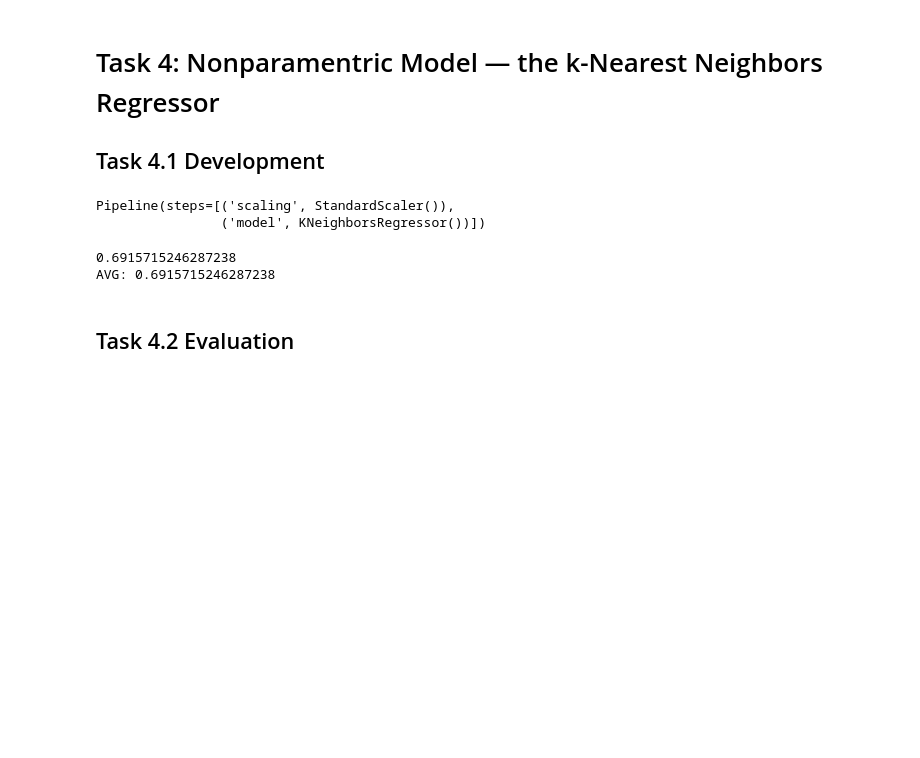
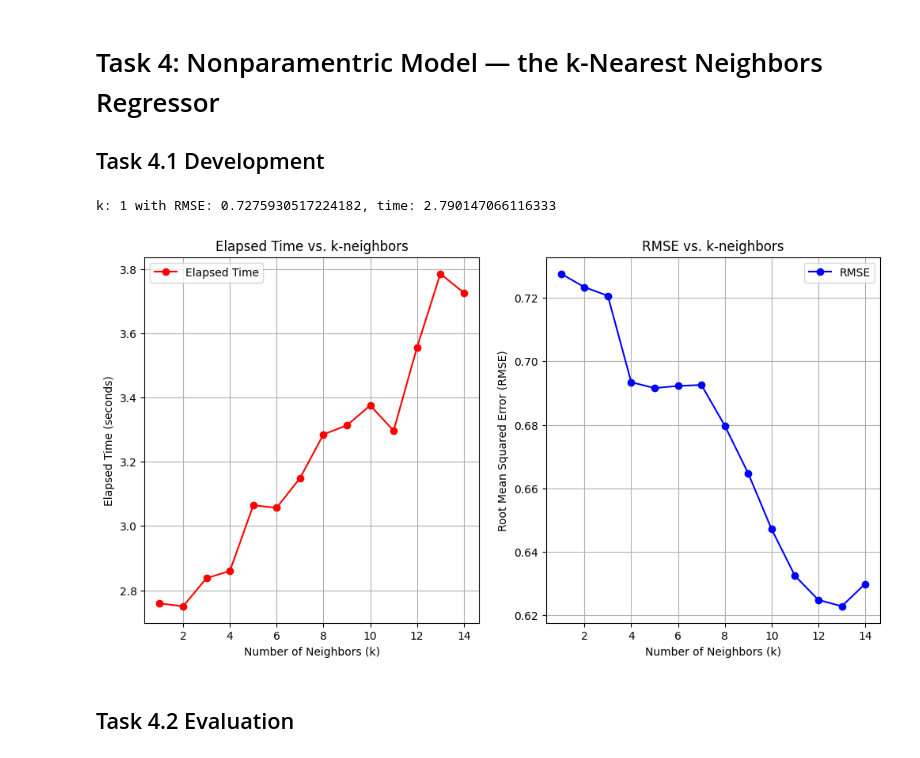
Before and after one commit to AgnJed/ML_the_3-body_problem, a Jupyter notebook: machine-learning-nova-1.ipynb, the cells around one changed output. Cells and saved outputs as stored; diff of their text form; code cells hidden in the pictures; blank space fills up the shorter version.

Commit message:
knn analytics and plots

```diff
--- a/machine-learning-nova-1.ipynb
+++ b/machine-learning-nova-1.ipynb
@@ -376,32 +370,60 @@ print("Validation MSE:", train_error)
 from sklearn.preprocessing import StandardScaler
 from sklearn.pipeline import Pipeline
 from sklearn.neighbors import KNeighborsRegressor
-from sklearn.metrics import mean_squared_error
-
-modelKnn = KNeighborsRegressor()
-
-pipe = Pipeline(
-    [
-            ('scaling', StandardScaler()),
-            ("model", modelKnn)
-    ])
-pipe
+from sklearn.metrics import root_mean_squared_error
+import time
-# %% [output]
-Pipeline(steps=[('scaling', StandardScaler()),
-                ('model', KNeighborsRegressor())])
-# %%
-
-pipe.fit(input_train, output_train)
-y_hat = pipe.predict(input_validation)
-rmse = mean_squared_error(output_validation, y_hat)
-
-print(rmse)
-print("AVG:", rmse)
-
-#def validate_knn_regression(X_train, y_train, X_val, y_val, k=range(1,15)):
-# %% [output]
-0.6915715246287238
-AVG: 0.6915715246287238
+# %%
+analytics = []
+def validate_knn_regression(X_train, y_train, X_val, y_val, k=range(1,15)):
+    for n_neighbors in k:
+        pipe = Pipeline(
+            [
+                    ('scaling', StandardScaler()),
+                    ("model", KNeighborsRegressor(n_neighbors=n_neighbors))
+            ])
+        start_time = time.time()
+
+        pipe.fit(X_train, y_train)
+        y_hat = pipe.predict(X_val)
+        elapsed_time = time.time() - start_time
+        rmse = root_mean_squared_error(y_hat, y_val)
+
+        print(f'k: {n_neighbors} with RMSE: {rmse}, time: {elapsed_time}')
+        analytics.append([n_neighbors, rmse, elapsed_time])
+
+validate_knn_regression(input_train, output_train, input_validation, output_validation, k=range(1,15))
+# %% [output]
+k: 1 with RMSE: 0.7275930517224182, time: 2.790147066116333
+# %%
+# Extract data for plotting
+k_values = [item[0] for item in analytics]
+rmse_values = [item[1] for item in analytics]
+time_values = [item[2] for item in analytics]
+
+# Create a figure with subplots
+plt.figure(figsize=(12, 6))
+
+# Plot elapsed time vs. k-neighbors
+plt.subplot(1, 2, 1)
+plt.plot(k_values, time_values, marker='o', linestyle='-', color='r', label='Elapsed Time')
+plt.title('Elapsed Time vs. k-neighbors')
+plt.xlabel('Number of Neighbors (k)')
+plt.ylabel('Elapsed Time (seconds)')
+plt.grid(True)
+plt.legend()
+
+# Plot RMSE vs. k-neighbors
+plt.subplot(1, 2, 2)
+plt.plot(k_values, rmse_values, marker='o', linestyle='-', color='b', label='RMSE')
+plt.title('RMSE vs. k-neighbors')
+plt.xlabel('Number of Neighbors (k)')
+plt.ylabel('Root Mean Squared Error (RMSE)')
+plt.grid(True)
+plt.legend()
+plt.savefig('knn'+'.pdf')
+plt.show()
+# %% [output]
+[figure, added]
 # %% [markdown]
 ## Task 4.2 Evaluation
 # %% [markdown]
```
Also changed, not shown: parts of 3 cells of this notebook, 1 other file.
